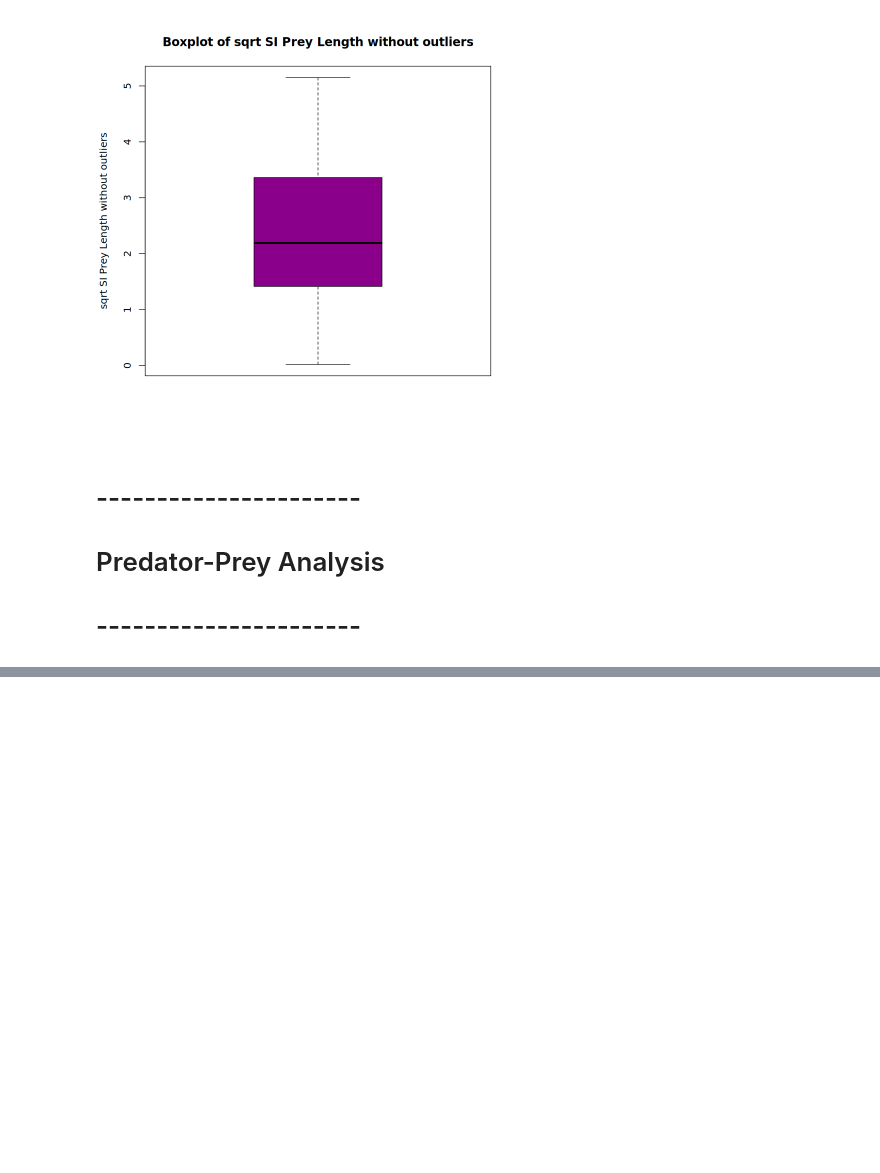
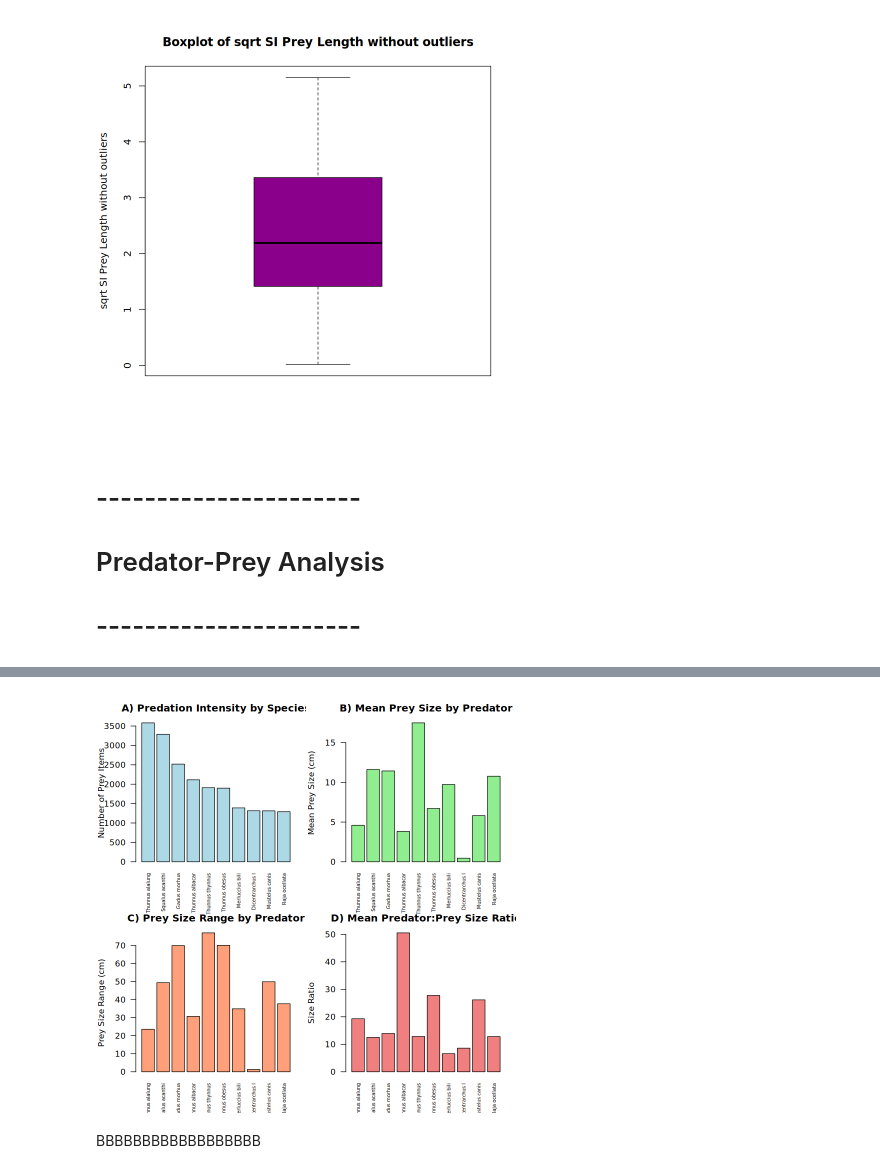
Before and after one commit to zfourati/Predator-and-prey-body-sizes-in-marine-food-webs, a Jupyter notebook: scriptFeryel.ipynb, the cells around one changed output, grey strips where cells are left out. Drawn from its saved outputs; the diff is of its cells as text; code cells hidden in the pictures; blank space fills up the shorter version.

Commit message:
work on mean predator intensity

```diff
--- a/scriptFeryel.ipynb
+++ b/scriptFeryel.ipynb
@@ -393,0 +463,2 @@ plot(, sqrt_prey_length_clean,
+# %%
+data_clean <- load_data("data_cleaned.csv")
@@ -393,0 +485,18 @@ plot(, sqrt_prey_length_clean,
+# %%
+# 2. Calculate predator-prey size ratios and predation intensity by species
+library(dplyr)
+
+# Create a comprehensive analysis dataset
+predation_analysis <- data_clean %>%
+  mutate(
+    # Calculate predator-prey size ratio
+    size_ratio = si_predator_length / si_prey_length,
+    # Log transform for better analysis
+    log_pred_length = log_predator_length,
+    log_prey_length = log_prey_length,
+    log_size_ratio = log(size_ratio)
+  ) %>%
+  # Remove infinite values and NAs
+  filter(is.finite(size_ratio), !is.na(size_ratio), size_ratio > 0)
+
+cat("Dataset prepared with", nrow(predation_analysis), "valid predation events\n")
@@ -393,0 +560,47 @@ plot(, sqrt_prey_length_clean,
+# %%
+# 4. Visualize species-specific predation patterns
+
+# Select top 10 predators for detailed analysis
+top_predators_list <- head(predator_analysis$predator, 10)
+
+# Create comprehensive visualization
+par(mfrow = c(2, 2), mar = c(4, 4, 3, 1))
+
+# A) Predation intensity by species
+top_10_data <- head(predator_analysis, 10)
+barplot(top_10_data$predation_intensity,
+        names.arg = substr(top_10_data$predator, 1, 15), # Truncate names
+        las = 2, cex.names = 0.6,
+        main = "A) Predation Intensity by Species",
+        ylab = "Number of Prey Items",
+        col = "lightblue")
+
+# B) Mean prey size by predator species
+barplot(top_10_data$mean_prey_size,
+        names.arg = substr(top_10_data$predator, 1, 15),
+        las = 2, cex.names = 0.6,
+        main = "B) Mean Prey Size by Predator",
+        ylab = "Mean Prey Size (cm)",
+        col = "lightgreen")
+
+# C) Prey size range by predator species
+barplot(top_10_data$prey_size_range,
+        names.arg = substr(top_10_data$predator, 1, 15),
+        las = 2, cex.names = 0.6,
+        main = "C) Prey Size Range by Predator",
+        ylab = "Prey Size Range (cm)",
+        col = "lightsalmon")
+
+# D) Mean size ratio by predator species
+barplot(top_10_data$mean_size_ratio,
+        names.arg = substr(top_10_data$predator, 1, 15),
+        las = 2, cex.names = 0.6,
+        main = "D) Mean Predator:Prey Size Ratio",
+        ylab = "Size Ratio",
+        col = "lightcoral")
+
+par(mfrow = c(1, 1))
+# %% [output]
+[figure, added]
+# %% [markdown]
+BBBBBBBBBBBBBBBBBB
```
Also changed, not shown: parts of 18 cells of this notebook.
